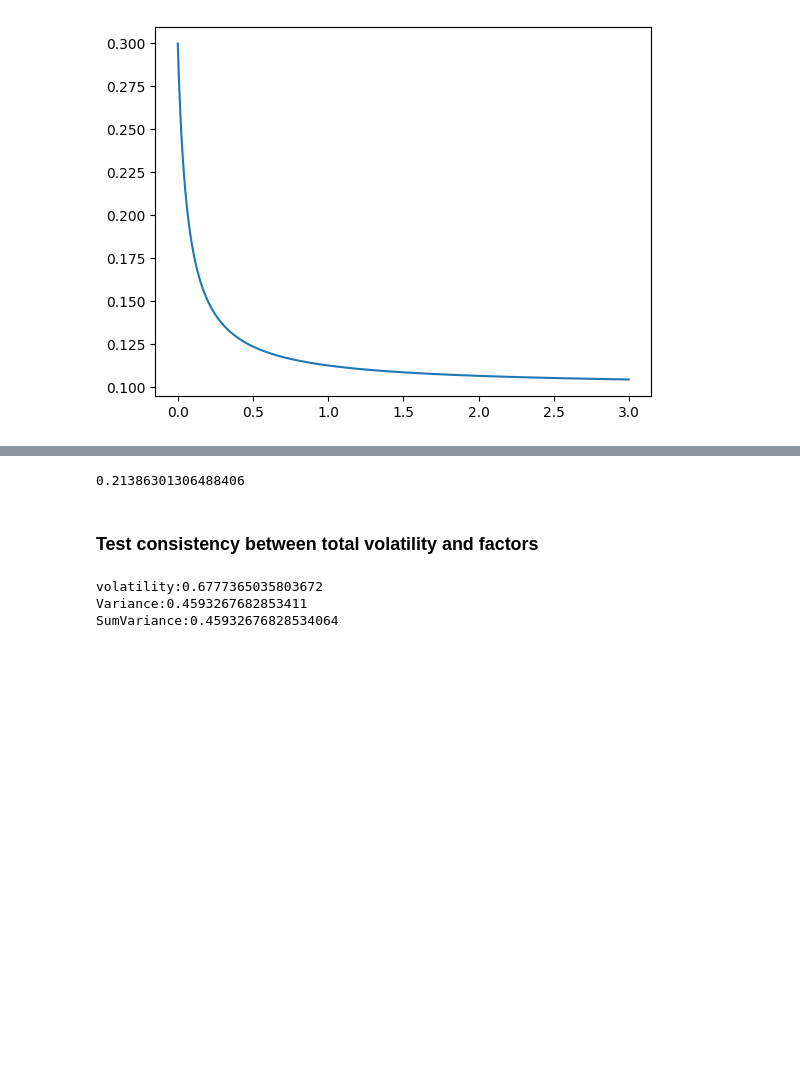
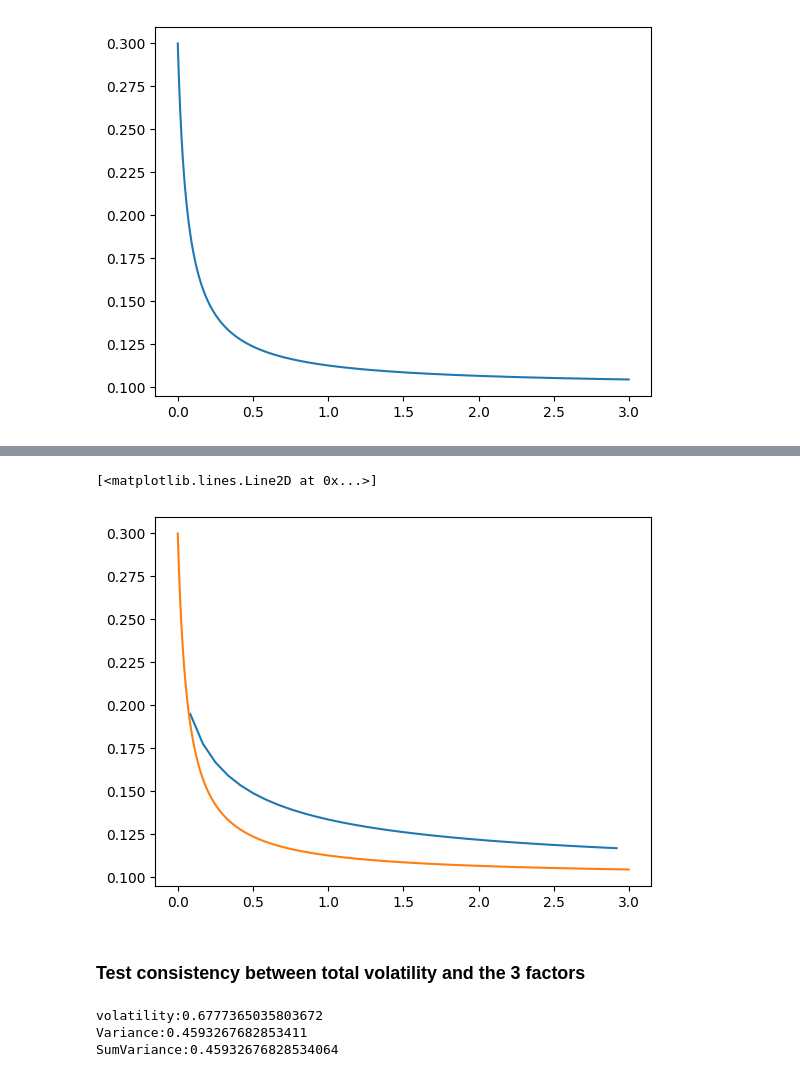
Before and after one commit to bmyksvoll/curves, a Jupyter notebook: bsr_simulation.ipynb, the cells around one changed output, grey strips where cells are left out. Cells and saved outputs as stored; diff of their text form; code cells hidden in the pictures; blank space fills up the shorter version.

```diff
--- a/bsr_simulation.ipynb
+++ b/bsr_simulation.ipynb
@@ -40,22 +63,23 @@ vol_tau[0]**2 # vol = 0.2760, var = 0.07618969
 # %%
 b = 2/3/10
 a = 0.2*b
 c = 0.1
 
+T = 3
 t = 0
-T1 = 0.1
-T2 = 0.100001
-tau = 0.000001
+tau = 1/12
 
 
-s =t
+times_tau = np.arange(tau, T, tau)
 
-volatility.sigma_plugin(t,tau, T1, T2, a, b,c)
-#plt.plot(times_tau, ve)
+ve= volatility.sigma_plugin(t,times_tau, times_tau, times_tau+tau, a, b,c)
+plt.plot(times_tau, ve)
+plt.plot(times_t, vol_inst)
 # %% [output]
-0.21386301306488406
+[<matplotlib.lines.Line2D at 0x...>]
+[figure, added]
 # %% [markdown]
-### Test consistency between total volatility and factors
+### Test consistency between total volatility and the 3 factors
 # %%
 
 t = 0
```
Also changed, not shown: parts of 5 cells of this notebook, 2 other files.
